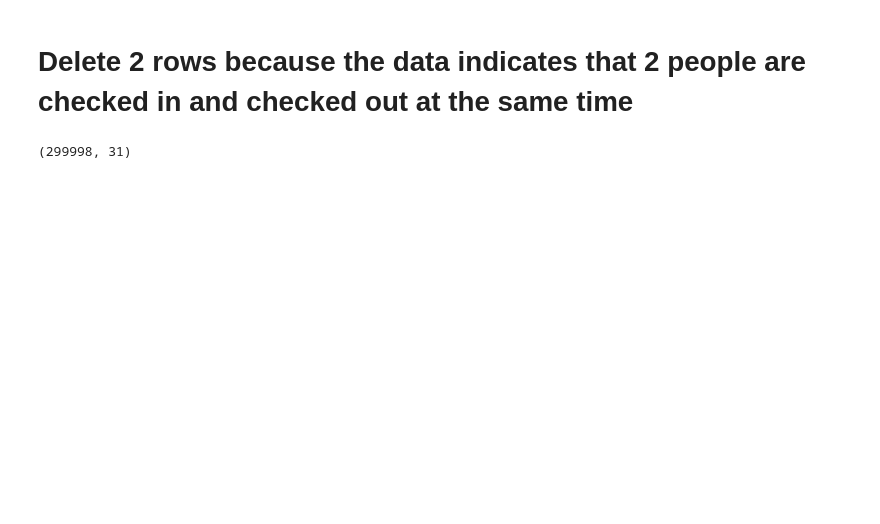
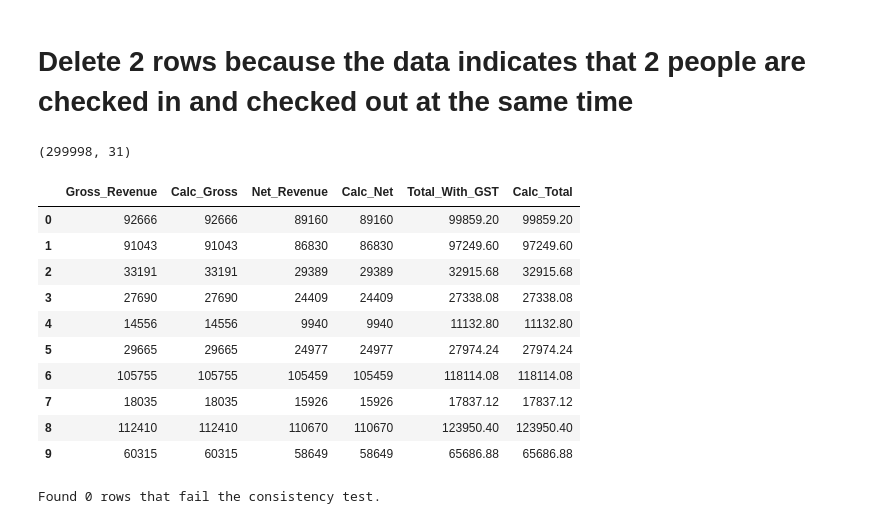
Before and after one commit to maksymzg/hotel-revenue-analytics, a Jupyter notebook: notebooks/01_data_cleaning.ipynb, the cells around one changed output. Drawn from its saved outputs; the diff is of its cells as text; code cells hidden in the pictures; blank space fills up the shorter version.

```diff
--- a/notebooks/01_data_cleaning.ipynb
+++ b/notebooks/01_data_cleaning.ipynb
@@ -219,3 +225,32 @@ df = df[~df['Booking_ID'].isin(values_to_drop)]
 print(df.shape)
 # %% [output]
 (299998, 31)
+# %%
+# 1. Tworzymy mniejszy, roboczy DataFrame tylko z interesującymi nas kolumnami finansowymi
+check_df = df[['Room_Rate', 'Nights_Stayed', 'Extra_Charges', 'Gross_Revenue', 'Discount', 'Net_Revenue', 'GST_Amount', 'Total_With_GST']].copy()
+
+check_df['Calc_Gross'] = (check_df['Room_Rate'] * check_df['Nights_Stayed']) + check_df['Extra_Charges']
+check_df['Calc_Net'] = check_df['Gross_Revenue'] - check_df['Discount']
+check_df['Calc_Total'] = check_df['Net_Revenue'] + check_df['GST_Amount']
+
+display(check_df[['Gross_Revenue', 'Calc_Gross', 'Net_Revenue', 'Calc_Net', 'Total_With_GST', 'Calc_Total']].head(10))
+
+mismatch_gross = (check_df['Calc_Gross'] - check_df['Gross_Revenue']).abs() > 1
+mismatch_net = (check_df['Calc_Net'] - check_df['Net_Revenue']).abs() > 1
+mismatch_total = (check_df['Calc_Total'] - check_df['Total_With_GST']).abs() > 1
+
+bad_rows = check_df[mismatch_gross | mismatch_net | mismatch_total]
+print(f"Found {len(bad_rows)} rows that fail the consistency test.")
+# %% [output]
+|  | Gross_Revenue | Calc_Gross | Net_Revenue | Calc_Net | Total_With_GST | Calc_Total |
+| 0 | 92666 | 92666 | 89160 | 89160 | 99859.20 | 99859.20 |
+| 1 | 91043 | 91043 | 86830 | 86830 | 97249.60 | 97249.60 |
+| 2 | 33191 | 33191 | 29389 | 29389 | 32915.68 | 32915.68 |
+| 3 | 27690 | 27690 | 24409 | 24409 | 27338.08 | 27338.08 |
+| 4 | 14556 | 14556 | 9940 | 9940 | 11132.80 | 11132.80 |
+| 5 | 29665 | 29665 | 24977 | 24977 | 27974.24 | 27974.24 |
+| 6 | 105755 | 105755 | 105459 | 105459 | 118114.08 | 118114.08 |
+| 7 | 18035 | 18035 | 15926 | 15926 | 17837.12 | 17837.12 |
+| 8 | 112410 | 112410 | 110670 | 110670 | 123950.40 | 123950.40 |
+| 9 | 60315 | 60315 | 58649 | 58649 | 65686.88 | 65686.88 |
+Found 0 rows that fail the consistency test.
```
Also changed, not shown: parts of 5 cells of this notebook.
